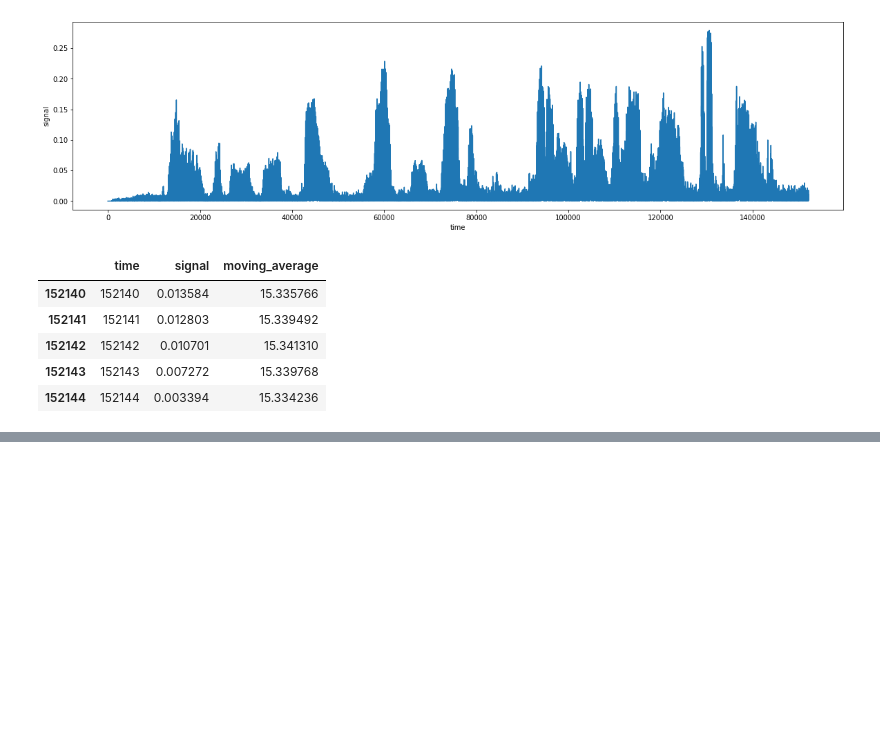
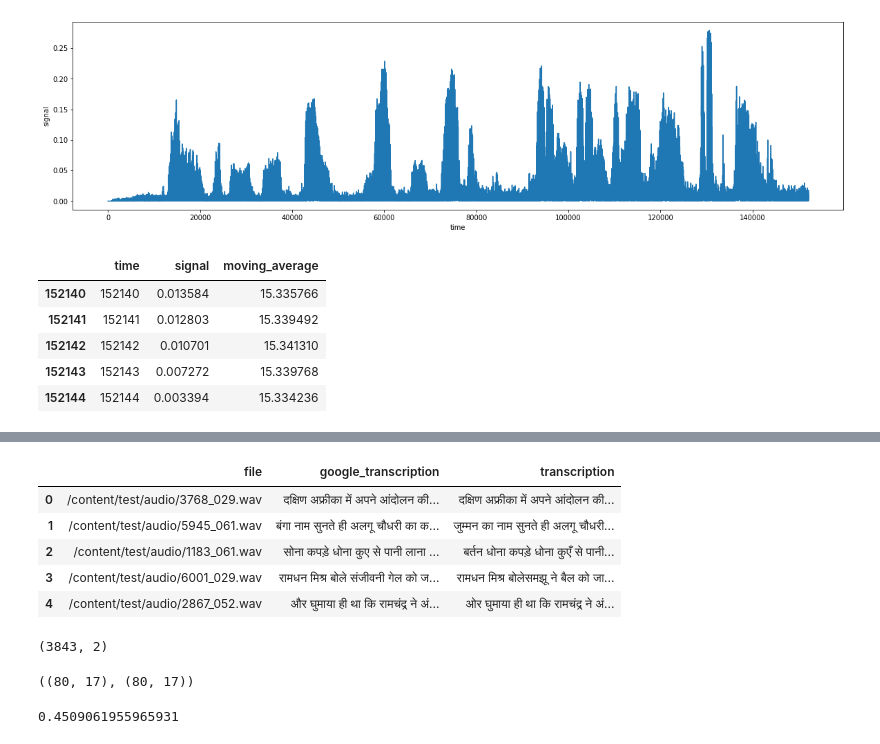
Before and after one commit to bilalProgTech/mtech-nmims, a Jupyter notebook: speech-recognition/Lab-Work/20220918-Lab-8-MTech-AI.ipynb, the cells around one changed output, grey strips where cells are left out. Drawn from its saved outputs; the diff is of its cells as text; code cells hidden in the pictures; blank space fills up the shorter version.

```diff
--- a/speech-recognition/Lab-Work/20220918-Lab-8-MTech-AI.ipynb
+++ b/speech-recognition/Lab-Work/20220918-Lab-8-MTech-AI.ipynb
@@ -96,0 +197,4 @@ plt.show()
+# %%
+actual_trans = pd.read_csv('/content/test/transcription.txt', sep='_', header=None)
+actual_trans.columns = ['file', 'transcription']
+actual_trans.head()
@@ -96,0 +238,14 @@ plt.show()
+# %%
+hindi_df = pd.merge(hindi_df, actual_trans, on='file')
+hindi_df.head()
+# %% [output]
+|  | file | google_transcription | transcription |
+| 0 | /content/test/audio/3768_029.wav | दक्षिण अफ्रीका में अपने आंदोलन की... | दक्षिण अफ्रीका में अपने आंदोलन की... |
+| 1 | /content/test/audio/5945_061.wav | बंगा नाम सुनते ही अलगू चौधरी का क... | जुम्मन का नाम सुनते ही अलगू चौधरी... |
+| 2 | /content/test/audio/1183_061.wav | सोना कपड़े धोना कुए से पानी लाना ... | बर्तन धोना कपड़े धोना कुएँ से पानी... |
+| 3 | /content/test/audio/6001_029.wav | रामधन मिश्र बोले संजीवनी गेल को ज... | रामधन मिश्र बोलेसमझू ने बैल को जा... |
+| 4 | /content/test/audio/2867_052.wav | और घुमाया ही था कि रामचंद्र ने अं... | ओर घुमाया ही था कि रामचंद्र ने अं... |
+# %%
+actual_trans.shape
+# %% [output]
+(3843, 2)
@@ -96,0 +263,4 @@ plt.show()
+# %%
+padseq_1.shape, padseq_2.shape
+# %% [output]
+((80, 17), (80, 17))
@@ -96,0 +269,4 @@ plt.show()
+# %%
+cosine_similarity(padseq_1, padseq_2).mean()
+# %% [output]
+0.4509061955965931
```
Also changed, not shown: parts of 29 cells of this notebook.
